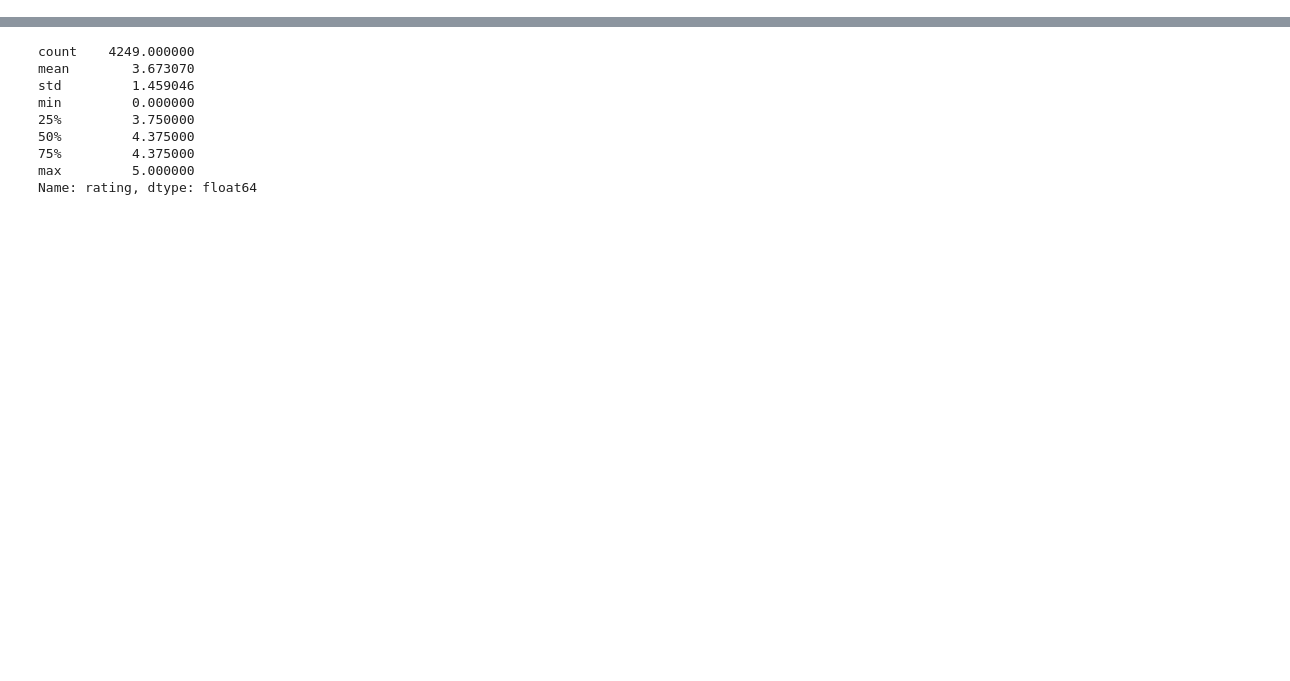
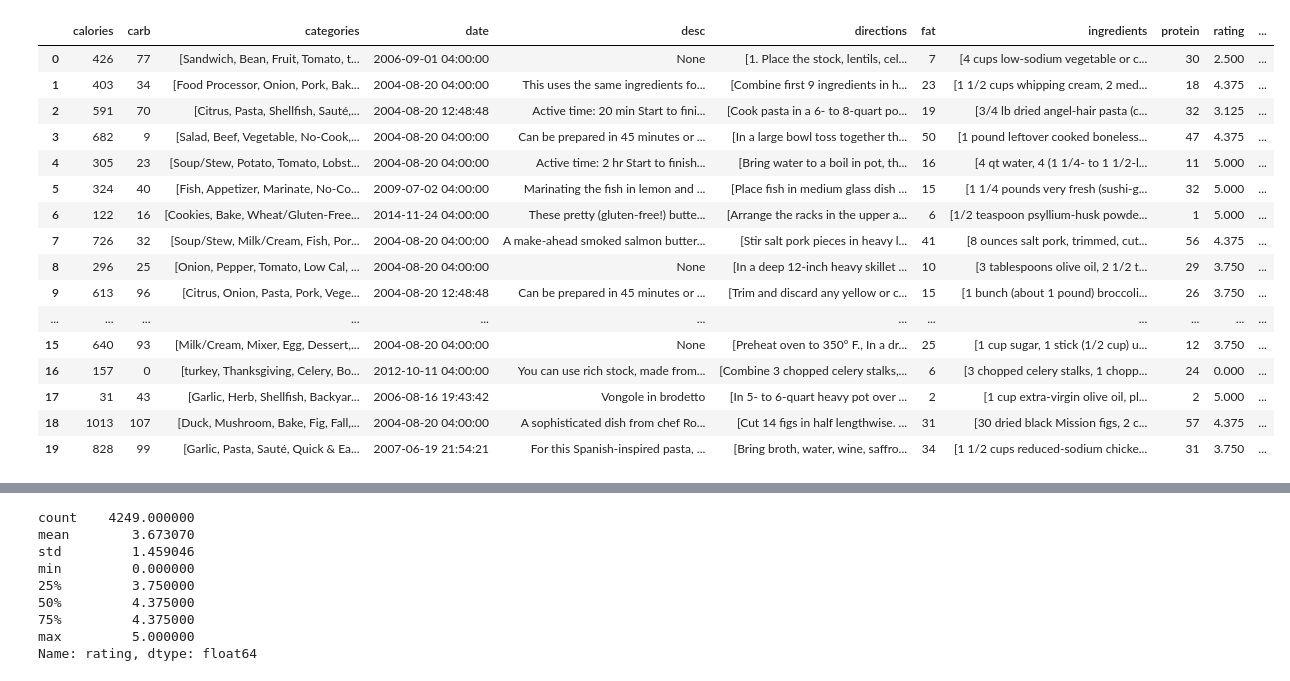
Before and after one commit to nguyenvuong45/Capstone1, a Jupyter notebook: Capstone1 Data Wrangling.ipynb, the cells around one changed output, grey strips where cells are left out. Saved outputs shown, nothing was run; the diff lists cells and outputs as text; code cells hidden in the pictures; blank space fills up the shorter version.

```diff
--- a/Capstone1 Data Wrangling.ipynb
+++ b/Capstone1 Data Wrangling.ipynb
@@ -64,0 +133,20 @@ recipes.calories.median()
+# %%
+recipes.head(20)
+# %% [output]
+|  | calories | carb | categories | date | desc | directions | fat | ingredients | protein | rating | ... |
+| 0 | 426 | 77 | [Sandwich, Bean, Fruit, Tomato, t... | 2006-09-01 04:00:00 | None | [1. Place the stock, lentils, cel... | 7 | [4 cups low-sodium vegetable or c... | 30 | 2.500 | ... |
+| 1 | 403 | 34 | [Food Processor, Onion, Pork, Bak... | 2004-08-20 04:00:00 | This uses the same ingredients fo... | [Combine first 9 ingredients in h... | 23 | [1 1/2 cups whipping cream, 2 med... | 18 | 4.375 | ... |
+| 2 | 591 | 70 | [Citrus, Pasta, Shellfish, Sauté,... | 2004-08-20 12:48:48 | Active time: 20 min Start to fini... | [Cook pasta in a 6- to 8-quart po... | 19 | [3/4 lb dried angel-hair pasta (c... | 32 | 3.125 | ... |
+| 3 | 682 | 9 | [Salad, Beef, Vegetable, No-Cook,... | 2004-08-20 04:00:00 | Can be prepared in 45 minutes or ... | [In a large bowl toss together th... | 50 | [1 pound leftover cooked boneless... | 47 | 4.375 | ... |
+| 4 | 305 | 23 | [Soup/Stew, Potato, Tomato, Lobst... | 2004-08-20 04:00:00 | Active time: 2 hr Start to finish... | [Bring water to a boil in pot, th... | 16 | [4 qt water, 4 (1 1/4- to 1 1/2-l... | 11 | 5.000 | ... |
+| 5 | 324 | 40 | [Fish, Appetizer, Marinate, No-Co... | 2009-07-02 04:00:00 | Marinating the fish in lemon and ... | [Place fish in medium glass dish ... | 15 | [1 1/4 pounds very fresh (sushi-g... | 32 | 5.000 | ... |
+| 6 | 122 | 16 | [Cookies, Bake, Wheat/Gluten-Free... | 2014-11-24 04:00:00 | These pretty (gluten-free!) butte... | [Arrange the racks in the upper a... | 6 | [1/2 teaspoon psyllium-husk powde... | 1 | 5.000 | ... |
+| 7 | 726 | 32 | [Soup/Stew, Milk/Cream, Fish, Por... | 2004-08-20 04:00:00 | A make-ahead smoked salmon butter... | [Stir salt pork pieces in heavy l... | 41 | [8 ounces salt pork, trimmed, cut... | 56 | 4.375 | ... |
+| 8 | 296 | 25 | [Onion, Pepper, Tomato, Low Cal, ... | 2004-08-20 04:00:00 | None | [In a deep 12-inch heavy skillet ... | 10 | [3 tablespoons olive oil, 2 1/2 t... | 29 | 3.750 | ... |
+| 9 | 613 | 96 | [Citrus, Onion, Pasta, Pork, Vege... | 2004-08-20 12:48:48 | Can be prepared in 45 minutes or ... | [Trim and discard any yellow or c... | 15 | [1 bunch (about 1 pound) broccoli... | 26 | 3.750 | ... |
+| ... | ... | ... | ... | ... | ... | ... | ... | ... | ... | ... | ... |
+| 15 | 640 | 93 | [Milk/Cream, Mixer, Egg, Dessert,... | 2004-08-20 04:00:00 | None | [Preheat oven to 350° F., In a dr... | 25 | [1 cup sugar, 1 stick (1/2 cup) u... | 12 | 3.750 | ... |
+| 16 | 157 | 0 | [turkey, Thanksgiving, Celery, Bo... | 2012-10-11 04:00:00 | You can use rich stock, made from... | [Combine 3 chopped celery stalks,... | 6 | [3 chopped celery stalks, 1 chopp... | 24 | 0.000 | ... |
+| 17 | 31 | 43 | [Garlic, Herb, Shellfish, Backyar... | 2006-08-16 19:43:42 | Vongole in brodetto | [In 5- to 6-quart heavy pot over ... | 2 | [1 cup extra-virgin olive oil, pl... | 2 | 5.000 | ... |
+| 18 | 1013 | 107 | [Duck, Mushroom, Bake, Fig, Fall,... | 2004-08-20 04:00:00 | A sophisticated dish from chef Ro... | [Cut 14 figs in half lengthwise. ... | 31 | [30 dried black Mission figs, 2 c... | 57 | 4.375 | ... |
+| 19 | 828 | 99 | [Garlic, Pasta, Sauté, Quick & Ea... | 2007-06-19 21:54:21 | For this Spanish-inspired pasta, ... | [Bring broth, water, wine, saffro... | 34 | [1 1/2 cups reduced-sodium chicke... | 31 | 3.750 | ... |
```
Also changed, not shown: parts of 49 cells of this notebook.
